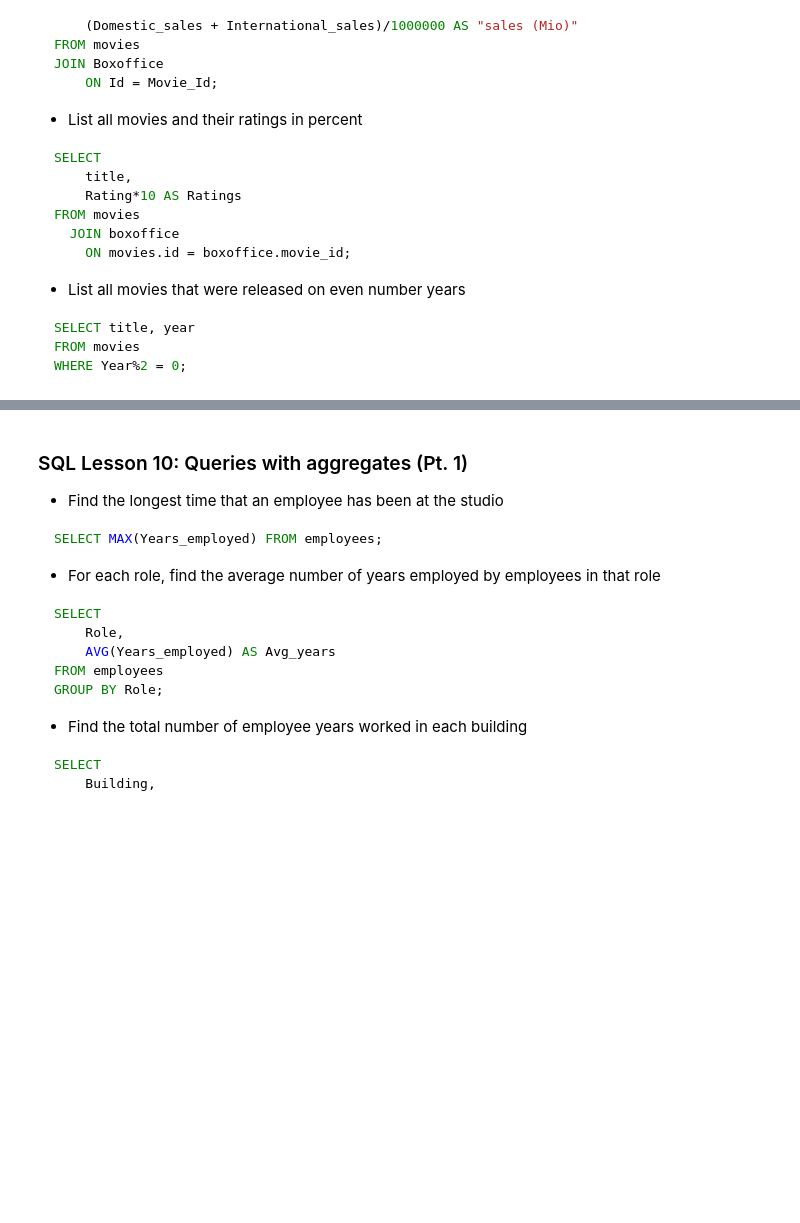
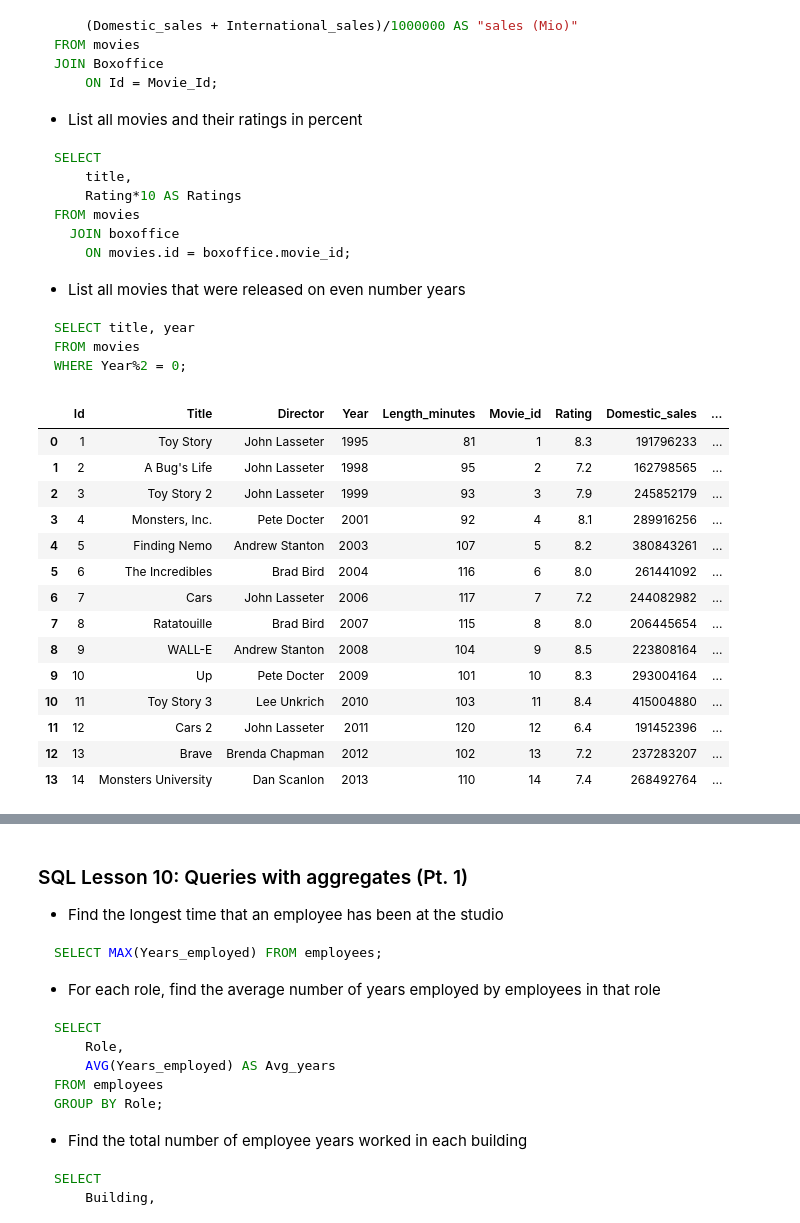
Before and after one commit to ivanlopezlobato/training, a Jupyter notebook: 200321_sqlbolt_tutorial/sqlbolt_tutorial.ipynb, the cells around one changed output, grey strips where cells are left out. Cells and saved outputs as stored; diff of their text form; code cells hidden in the pictures; blank space fills up the shorter version.

````diff
--- a/200321_sqlbolt_tutorial/sqlbolt_tutorial.ipynb
+++ b/200321_sqlbolt_tutorial/sqlbolt_tutorial.ipynb
@@ -510,3 +554,29 @@ SELECT title, year
 FROM movies
 WHERE Year%2 = 0;
 ```
+# %%
+# create merge movies and boxoffice
+mo = movies.merge(boxoffice, left_on="Id", right_on="Movie_id")
+
+
+
+# new column of Mio combined domestic + international
+millions = 1000000
+
+mo.assign(sales=(mo["Domestic_sales"]+mo["International_sales"])/millions)
+# %% [output]
+|  | Id | Title | Director | Year | Length_minutes | Movie_id | Rating | Domestic_sales | ... |
+| 0 | 1 | Toy Story | John Lasseter | 1995 | 81 | 1 | 8.3 | 191796233 | ... |
+| 1 | 2 | A Bug's Life | John Lasseter | 1998 | 95 | 2 | 7.2 | 162798565 | ... |
+| 2 | 3 | Toy Story 2 | John Lasseter | 1999 | 93 | 3 | 7.9 | 245852179 | ... |
+| 3 | 4 | Monsters, Inc. | Pete Docter | 2001 | 92 | 4 | 8.1 | 289916256 | ... |
+| 4 | 5 | Finding Nemo | Andrew Stanton | 2003 | 107 | 5 | 8.2 | 380843261 | ... |
+| 5 | 6 | The Incredibles | Brad Bird | 2004 | 116 | 6 | 8.0 | 261441092 | ... |
+| 6 | 7 | Cars | John Lasseter | 2006 | 117 | 7 | 7.2 | 244082982 | ... |
+| 7 | 8 | Ratatouille | Brad Bird | 2007 | 115 | 8 | 8.0 | 206445654 | ... |
+| 8 | 9 | WALL-E | Andrew Stanton | 2008 | 104 | 9 | 8.5 | 223808164 | ... |
+| 9 | 10 | Up | Pete Docter | 2009 | 101 | 10 | 8.3 | 293004164 | ... |
+| 10 | 11 | Toy Story 3 | Lee Unkrich | 2010 | 103 | 11 | 8.4 | 415004880 | ... |
+| 11 | 12 | Cars 2 | John Lasseter | 2011 | 120 | 12 | 6.4 | 191452396 | ... |
+| 12 | 13 | Brave | Brenda Chapman | 2012 | 102 | 13 | 7.2 | 237283207 | ... |
+| 13 | 14 | Monsters University | Dan Scanlon | 2013 | 110 | 14 | 7.4 | 268492764 | ... |
````
Also changed, not shown: parts of 21 cells of this notebook.
